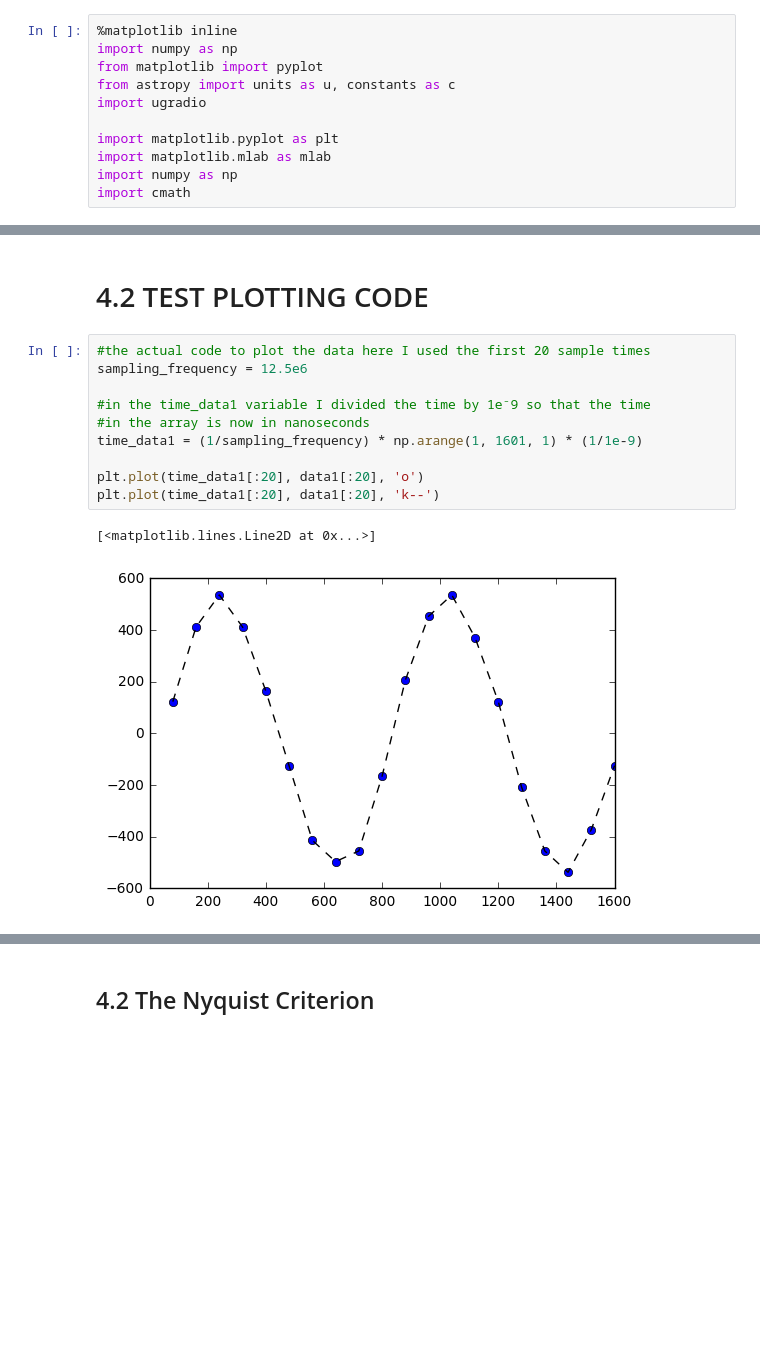
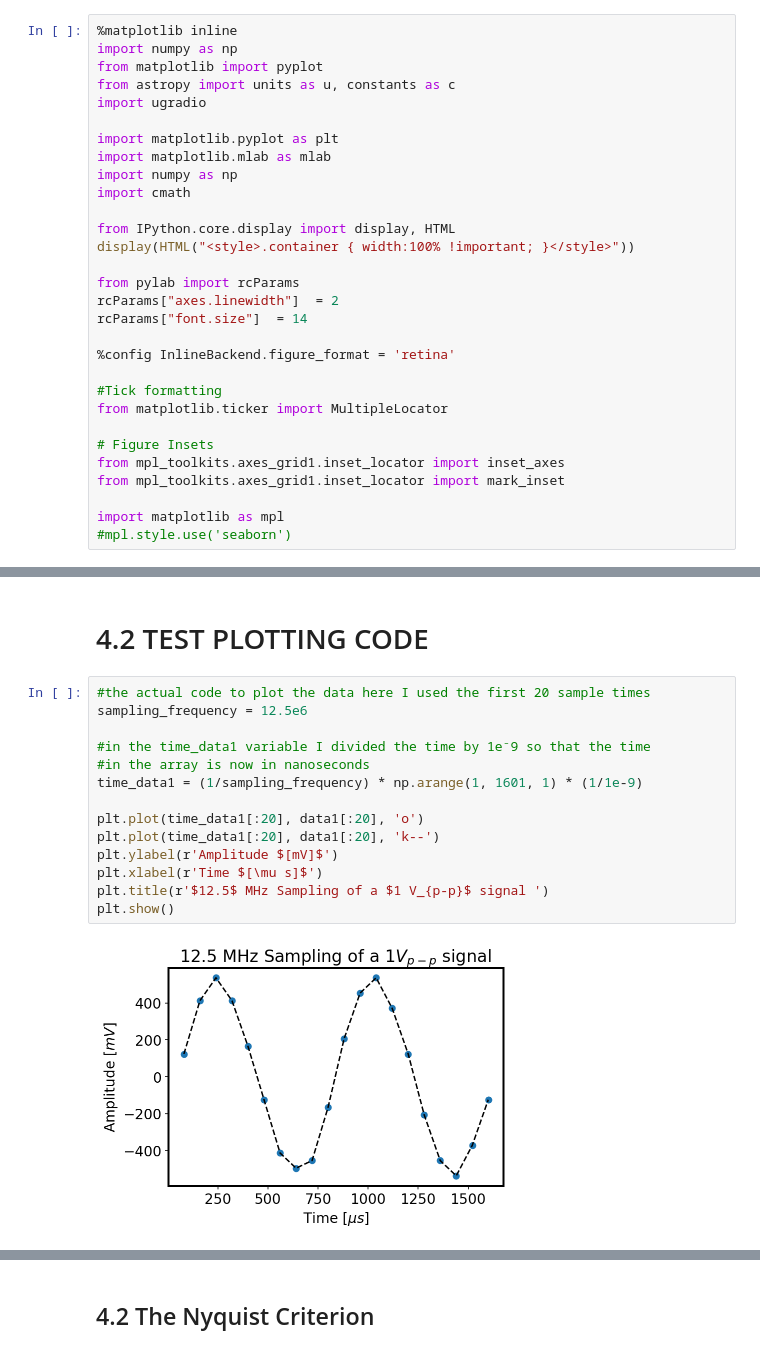
Before and after one commit to arthurm101/radiolab, a Jupyter notebook: Lab 1/Lab1_Mixer.ipynb, the cells around one changed output, grey strips where cells are left out. Drawn from its saved outputs; the diff is of its cells as text; blank space fills up the shorter version.

Commit message:
updated graphs

```diff
--- a/Lab 1/Lab1_Mixer.ipynb
+++ b/Lab 1/Lab1_Mixer.ipynb
@@ -13,6 +13,25 @@ import matplotlib.pyplot as plt
 import matplotlib.mlab as mlab
 import numpy as np
 import cmath
+
+from IPython.core.display import display, HTML
+display(HTML("<style>.container { width:100% !important; }</style>"))
+
+from pylab import rcParams
+rcParams["axes.linewidth"]  = 2
+rcParams["font.size"]  = 14
+
+%config InlineBackend.figure_format = 'retina'
+
+#Tick formatting
+from matplotlib.ticker import MultipleLocator
+
+# Figure Insets
+from mpl_toolkits.axes_grid1.inset_locator import inset_axes
+from mpl_toolkits.axes_grid1.inset_locator import mark_inset
+
+import matplotlib as mpl
+#mpl.style.use('seaborn')
 # %% [markdown]
 This code cell will import all the data that we need for our plotting purposes as well as for when we calculate the DFT, Power and Voltage spectrums.
 # %%
@@ -37,13 +56,16 @@ Frequency has units of s⁻¹ so to get the time in between measurements we need
 # %%
 #the actual code to plot the data here I used the first 20 sample times
 sampling_frequency = 12.5e6
 
 #in the time_data1 variable I divided the time by 1e⁻9 so that the time
 #in the array is now in nanoseconds
 time_data1 = (1/sampling_frequency) * np.arange(1, 1601, 1) * (1/1e-9)
 
 plt.plot(time_data1[:20], data1[:20], 'o')
 plt.plot(time_data1[:20], data1[:20], 'k--')
+plt.ylabel(r'Amplitude $[mV]$')
+plt.xlabel(r'Time $[\mu s]$')
+plt.title(r'$12.5$ MHz Sampling of a $1 V_{p-p}$ signal ')
+plt.show()
 # %% [output]
-[<matplotlib.lines.Line2D at 0x...>]
-[figure, old version]
+[figure, new version]
```
Also changed, not shown: parts of 34 cells of this notebook, 5 other files.
